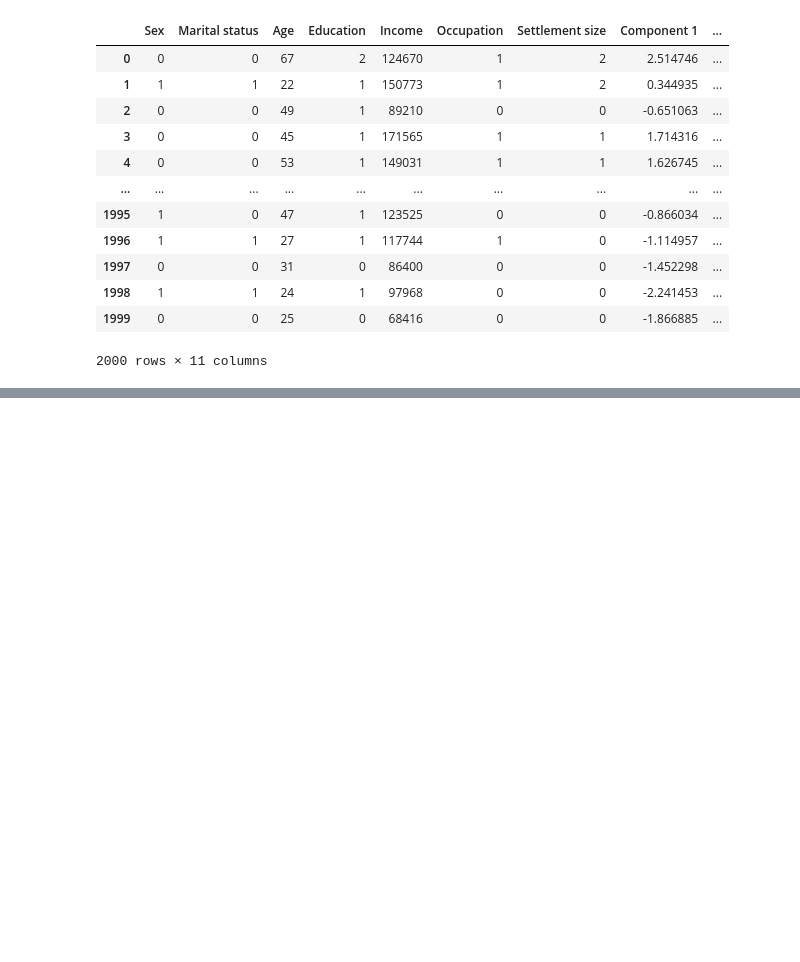
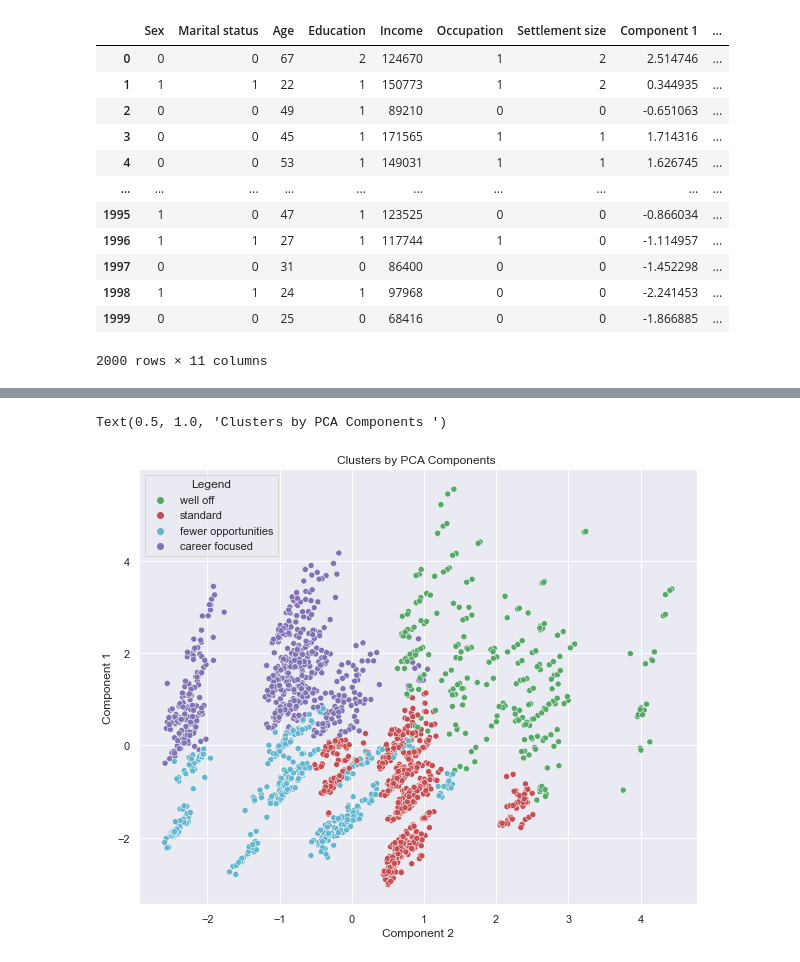
Before and after one commit to MohamedSalihDev/Customer_Segmentation_1, a Jupyter notebook: Segmentation_Project_1.ipynb, the cells around one changed output, grey strips where cells are left out. Drawn from its saved outputs; the diff is of its cells as text; code cells hidden in the pictures; blank space fills up the shorter version.

```diff
--- a/Segmentation_Project_1.ipynb
+++ b/Segmentation_Project_1.ipynb
@@ -370,0 +379,14 @@ NameError: name 'df_seg_pca_kmeans_freq' is not defined
+# %%
+df_segm_pca_kmeans['Legend'] = df_segm_pca_kmeans['Segment K-means PCA'].map({0:'well off',
+                                                         1: 'fewer opportunities',
+                                                         2: 'standard',
+                                                         3: 'career focused'})
+# %%
+x_axis = df_segm_pca_kmeans['Component 2']
+y_axis = df_segm_pca_kmeans['Component 1']
+plt.figure(figsize = (10, 8))
+sns.scatterplot(x_axis, y_axis, hue = df_segm_pca_kmeans['Legend'], palette = ['g', 'r', 'c', 'm']  )
+plt.title('Clusters by PCA Components ')
+# %% [output]
+Text(0.5, 1.0, 'Clusters by PCA Components ')
+[figure, added]
```
Also changed, not shown: parts of 8 cells of this notebook, 7 other files.
